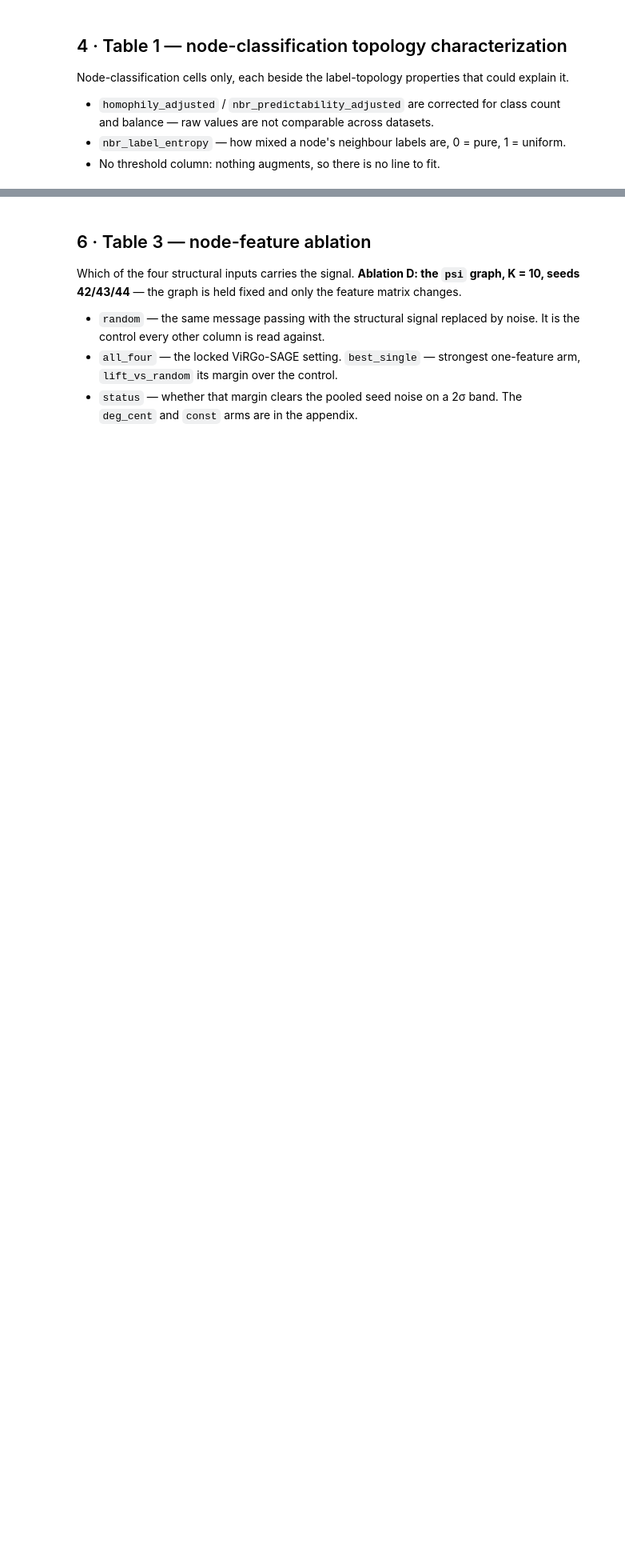
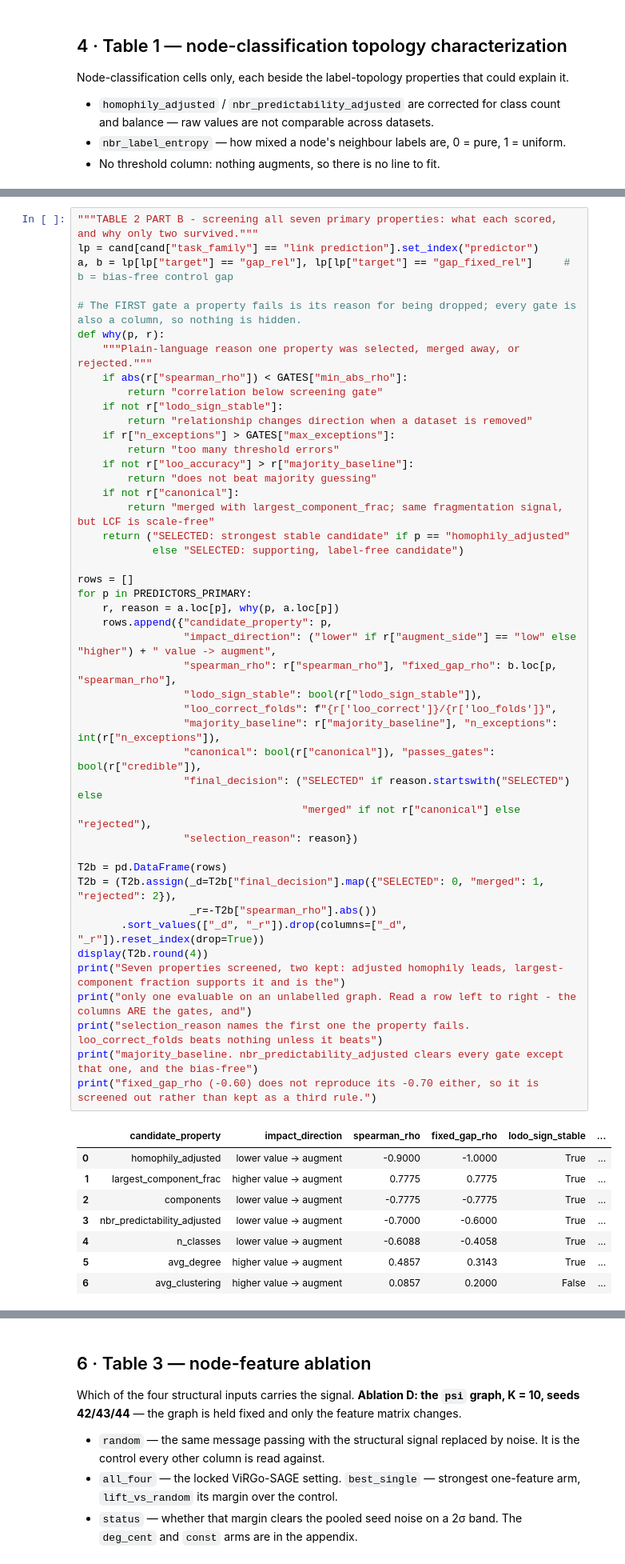
Before and after one commit to SafiUllahAdam/Structure-Aware-Graph-Augmentation-for-GNNs, a Jupyter notebook: notebooks/5-phase5_characterization.ipynb, the cells around one changed output, grey strips where cells are left out. Shown at 80% size. Drawn from its saved outputs; the diff is of its cells as text; blank space fills up the shorter version.

```diff
--- a/notebooks/5-phase5_characterization.ipynb
+++ b/notebooks/5-phase5_characterization.ipynb
@@ -231,0 +247,54 @@ Both rules were fitted on these same six cells, so agreement here is the minimum
+# %%
+"""TABLE 2 PART B - screening all seven primary properties: what each scored, and why only two survived."""
+lp = cand[cand["task_family"] == "link prediction"].set_index("predictor")
+a, b = lp[lp["target"] == "gap_rel"], lp[lp["target"] == "gap_fixed_rel"]     # b = bias-free control gap
+
+# The FIRST gate a property fails is its reason for being dropped; every gate is also a column, so nothing is hidden.
+def why(p, r):
+    """Plain-language reason one property was selected, merged away, or rejected."""
+    if abs(r["spearman_rho"]) < GATES["min_abs_rho"]:
+        return "correlation below screening gate"
+    if not r["lodo_sign_stable"]:
+        return "relationship changes direction when a dataset is removed"
+    if r["n_exceptions"] > GATES["max_exceptions"]:
+        return "too many threshold errors"
+    if not r["loo_accuracy"] > r["majority_baseline"]:
+        return "does not beat majority guessing"
+    if not r["canonical"]:
+        return "merged with largest_component_frac; same fragmentation signal, but LCF is scale-free"
+    return ("SELECTED: strongest stable candidate" if p == "homophily_adjusted"
+            else "SELECTED: supporting, label-free candidate")
+
+rows = []
+for p in PREDICTORS_PRIMARY:
+    r, reason = a.loc[p], why(p, a.loc[p])
+    rows.append({"candidate_property": p,
+                 "impact_direction": ("lower" if r["augment_side"] == "low" else "higher") + " value -> augment",
+                 "spearman_rho": r["spearman_rho"], "fixed_gap_rho": b.loc[p, "spearman_rho"],
+                 "lodo_sign_stable": bool(r["lodo_sign_stable"]),
+                 "loo_correct_folds": f"{r['loo_correct']}/{r['loo_folds']}",
+                 "majority_baseline": r["majority_baseline"], "n_exceptions": int(r["n_exceptions"]),
+                 "canonical": bool(r["canonical"]), "passes_gates": bool(r["credible"]),
+                 "final_decision": ("SELECTED" if reason.startswith("SELECTED") else
+                                    "merged" if not r["canonical"] else "rejected"),
+                 "selection_reason": reason})
+
+T2b = pd.DataFrame(rows)
+T2b = (T2b.assign(_d=T2b["final_decision"].map({"SELECTED": 0, "merged": 1, "rejected": 2}),
+                  _r=-T2b["spearman_rho"].abs())
+       .sort_values(["_d", "_r"]).drop(columns=["_d", "_r"]).reset_index(drop=True))
+display(T2b.round(4))
+print("Seven properties screened, two kept: adjusted homophily leads, largest-component fraction supports it and is the")
+print("only one evaluable on an unlabelled graph. Read a row left to right - the columns ARE the gates, and")
+print("selection_reason names the first one the property fails. loo_correct_folds beats nothing unless it beats")
+print("majority_baseline. nbr_predictability_adjusted clears every gate except that one, and the bias-free")
+print("fixed_gap_rho (-0.60) does not reproduce its -0.70 either, so it is screened out rather than kept as a third rule.")
+# %% [output]
+|  | candidate_property | impact_direction | spearman_rho | fixed_gap_rho | lodo_sign_stable | ... |
+| 0 | homophily_adjusted | lower value -> augment | -0.9000 | -1.0000 | True | ... |
+| 1 | largest_component_frac | higher value -> augment | 0.7775 | 0.7775 | True | ... |
+| 2 | components | lower value -> augment | -0.7775 | -0.7775 | True | ... |
+| 3 | nbr_predictability_adjusted | lower value -> augment | -0.7000 | -0.6000 | True | ... |
+| 4 | n_classes | lower value -> augment | -0.6088 | -0.4058 | True | ... |
+| 5 | avg_degree | higher value -> augment | 0.4857 | 0.3143 | True | ... |
+| 6 | avg_clustering | higher value -> augment | 0.0857 | 0.2000 | False | ... |
```
Also changed, not shown: parts of 7 cells of this notebook, 1 other file.
